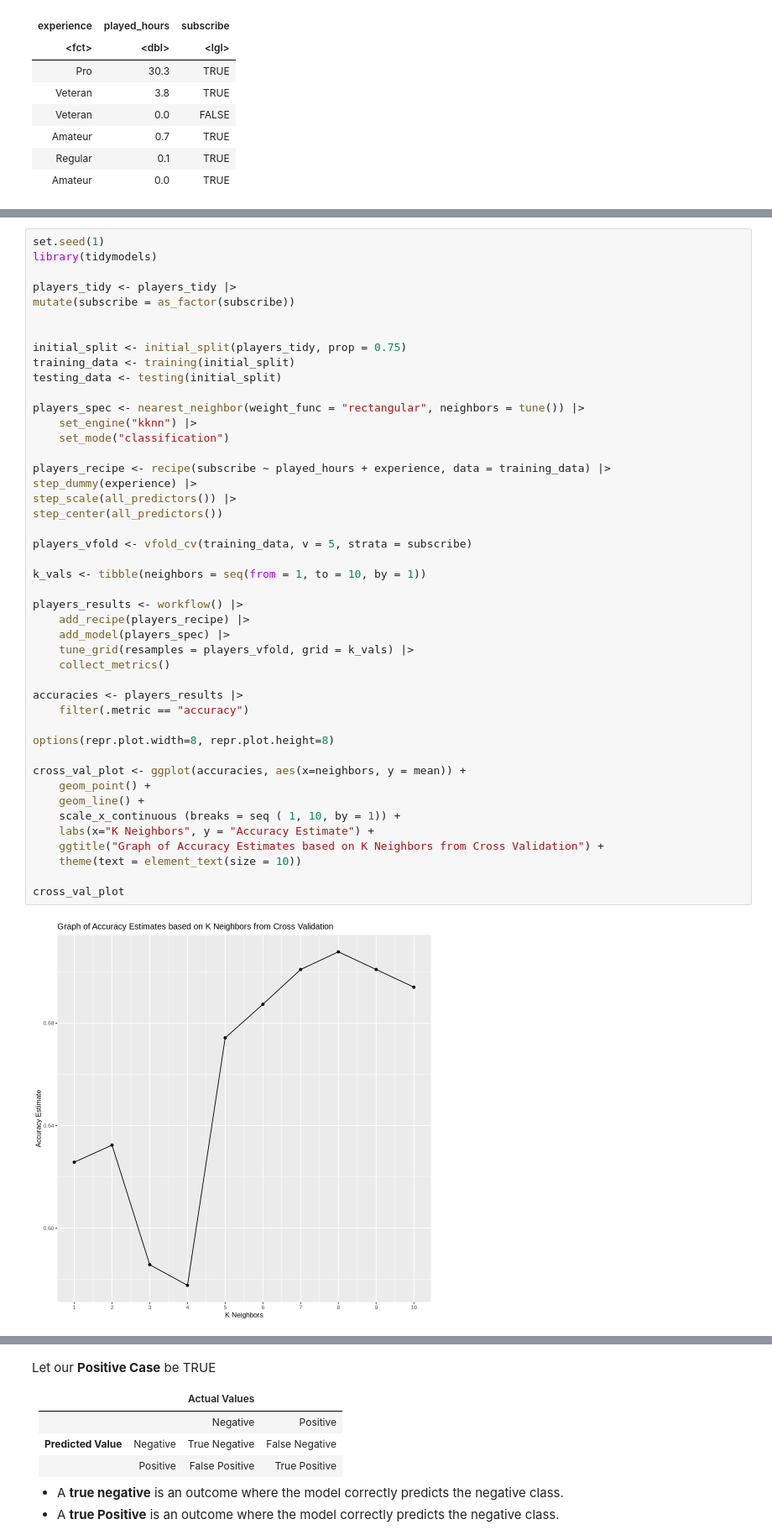
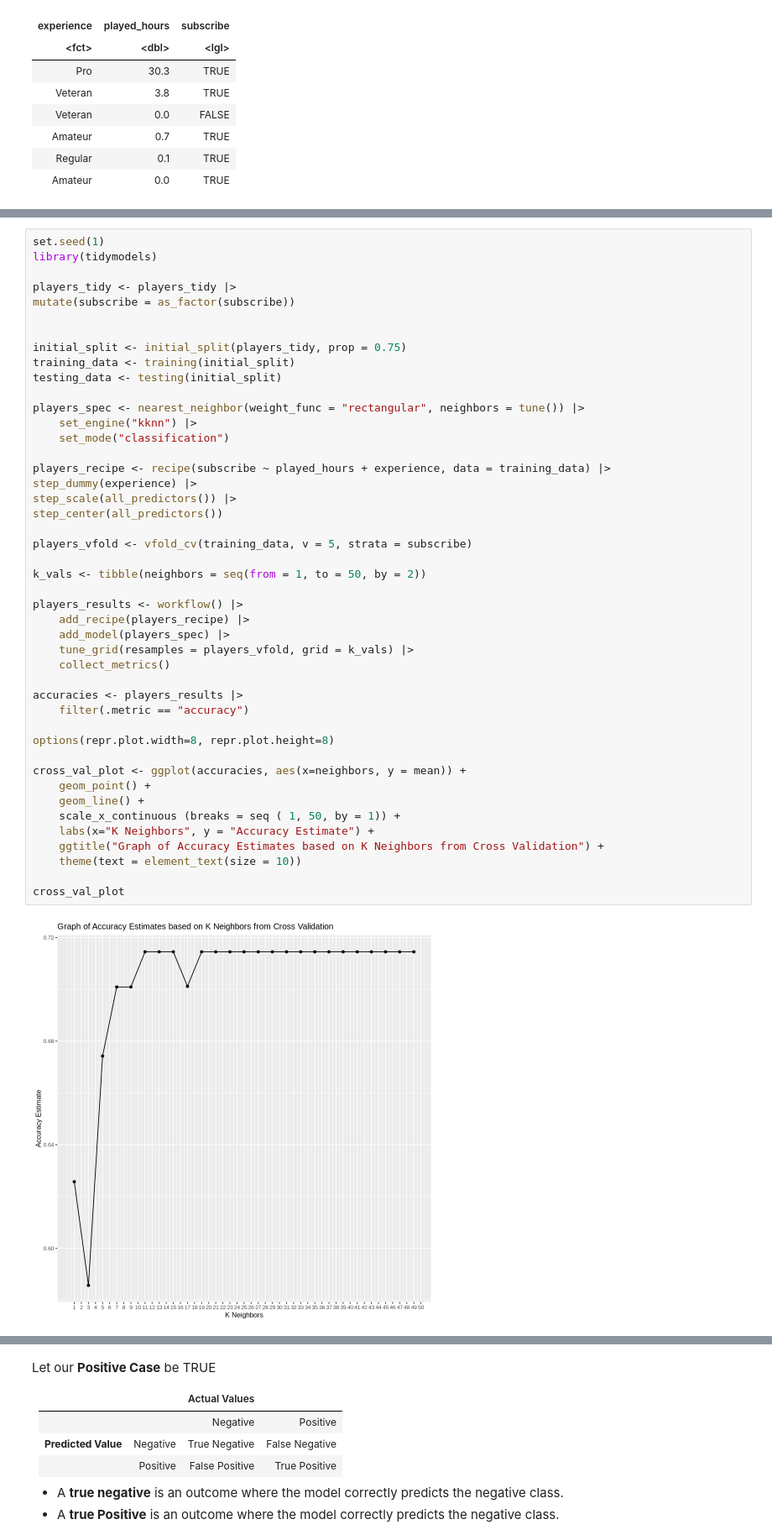
Before and after one commit to lhuang67/7-DSCI-GROUP-PROJECT, a Jupyter notebook: 7-group-project.ipynb, the cells around one changed output, grey strips where cells are left out. Shown at 84% size. Cells and saved outputs as stored; diff of their text form.

Commit message:
Adjusted the K neighbors to be 11

```diff
--- a/7-group-project.ipynb
+++ b/7-group-project.ipynb
@@ -121,36 +115,36 @@ players_spec <- nearest_neighbor(weight_func = "rectangular", neighbors = tune()
     set_mode("classification")
 
 players_recipe <- recipe(subscribe ~ played_hours + experience, data = training_data) |>
 step_dummy(experience) |>
 step_scale(all_predictors()) |>
 step_center(all_predictors())
 
 players_vfold <- vfold_cv(training_data, v = 5, strata = subscribe)
 
-k_vals <- tibble(neighbors = seq(from = 1, to = 10, by = 1))
+k_vals <- tibble(neighbors = seq(from = 1, to = 50, by = 2))
 
 players_results <- workflow() |>
     add_recipe(players_recipe) |>
     add_model(players_spec) |>
     tune_grid(resamples = players_vfold, grid = k_vals) |>
     collect_metrics()
 
 accuracies <- players_results |>
     filter(.metric == "accuracy")
 
 options(repr.plot.width=8, repr.plot.height=8)
 
 cross_val_plot <- ggplot(accuracies, aes(x=neighbors, y = mean)) +
     geom_point() +
     geom_line() +
-    scale_x_continuous (breaks = seq ( 1, 10, by = 1)) +
+    scale_x_continuous (breaks = seq ( 1, 50, by = 1)) +
     labs(x="K Neighbors", y = "Accuracy Estimate") +
     ggtitle("Graph of Accuracy Estimates based on K Neighbors from Cross Validation") +
     theme(text = element_text(size = 10))
 
 cross_val_plot
 # %% [output]
-[figure, old version]
+[figure, new version]
 # %%
 # As we can see, the best K-nearest neighbor we found using our cross-validation is 8.
 # Now let's adjust our classification using our newfound neighbor!
```
Also changed, not shown: parts of 11 cells of this notebook.
